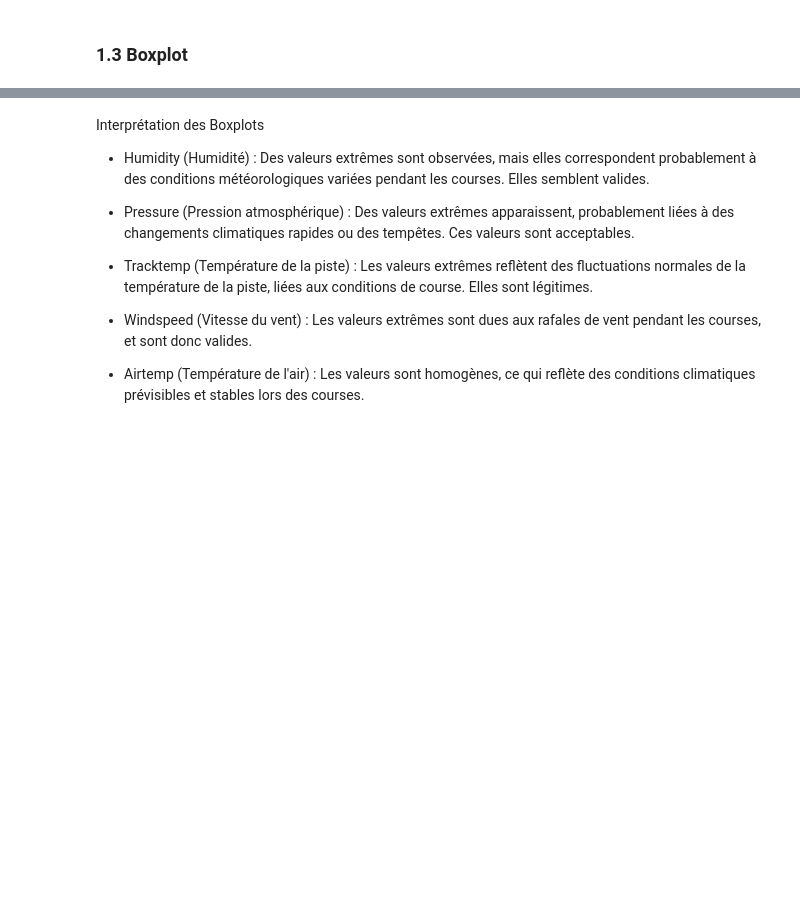
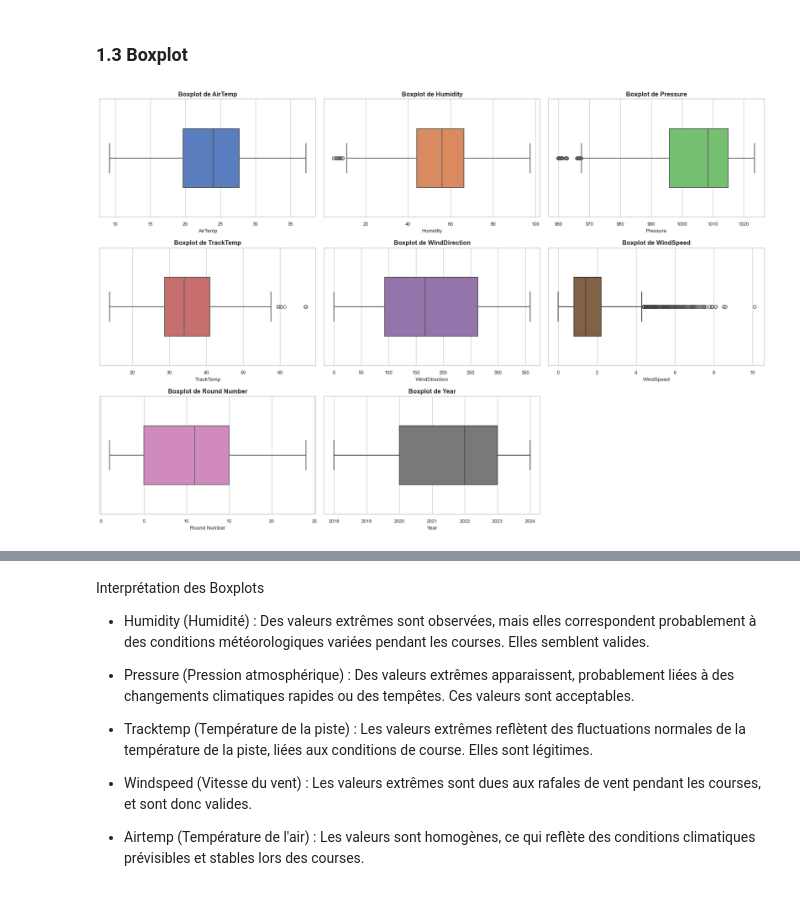
Before and after one commit to youngSaid21/Analyse-de-donnees-Formula-One, a Jupyter notebook: 3. Analyse descriptive.ipynb, the cells around one changed output, grey strips where cells are left out. Drawn from its saved outputs; the diff is of its cells as text; code cells hidden in the pictures; blank space fills up the shorter version.

```diff
--- a/3. Analyse descriptive.ipynb
+++ b/3. Analyse descriptive.ipynb
@@ -149,30 +169,57 @@ visualize_single_dimension_data(meteo_cleaned)
 # %% [markdown]
 ### 1.3 Boxplot
 # %%
+import matplotlib.pyplot as plt
+import seaborn as sns
+
 def plot_boxplots(df):
     """
-    Visualisation des boxplots pour chaque colonne numérique d'un DataFrame.
+    Visualisation stylisée des boxplots pour chaque colonne numérique d'un DataFrame.
 
     Parameters:
     df (DataFrame) : Le DataFrame contenant les données numériques pour lesquelles générer les boxplots.
     """
+    # Définir un thème pour Seaborn
+    sns.set_theme(style="whitegrid")
+
     # Sélectionner les colonnes numériques
     numeric_columns = df.select_dtypes(['int', 'float'])
 
+    # Palette de couleurs
+    palette = sns.color_palette("muted", len(numeric_columns.columns))
+
+    # Calculer le nombre de colonnes et de lignes nécessaires pour afficher tous les graphiques
+    n_cols = 3  # Nombre de colonnes par ligne
+    n_rows = (len(numeric_columns.columns) + n_cols - 1) // n_cols  # Nombre de lignes nécessaires
+
     # Créer une figure avec plusieurs sous-graphes
-    plt.figure(figsize=(15, 10))
+    fig, axes = plt.subplots(n_rows, n_cols, figsize=(18, n_rows * 4))
+    axes = axes.flatten()  # Aplatir les axes pour un accès facile
 
     # Itérer sur chaque colonne numérique et afficher le boxplot
     for i, column in enumerate(numeric_columns.columns):
-        plt.subplot(3, 3, i + 1)  # Disposer les boxplots en grille
-        sns.boxplot(data=df, x=column)  # Boxplot pour chaque colonne
-        plt.title(f'Boxplot de {column}')  # Titre pour chaque boxplot
+        ax = axes[i]
+        sns.boxplot(data=df, x=column, ax=ax, color=palette[i % len(palette)], width=0.5, linewidth=1.5)
+        ax.set_title(f'Boxplot de {column}', fontsize=12, fontweight='bold')
+        ax.set_xlabel(column, fontsize=10)
+
+        # Améliorer les ticks pour lisibilité
+        ax.tick_params(axis='both', which='major', labelsize=9)
+
+    # Supprimer les sous-graphes inutilisés
+    for j in range(i + 1, len(axes)):
+        fig.delaxes(axes[j])
 
     # Ajuster l'espacement entre les sous-graphes
     plt.tight_layout()
 
     # Afficher les graphiques
     plt.show()
+
+# Exemple d'utilisation
+plot_boxplots(meteo_cleaned)
+# %% [output]
+[figure, added]
 # %%
 # Utilisation de la fonction
 plot_boxplots(meteo_cleaned)
```
Also changed, not shown: parts of 6 cells of this notebook.
